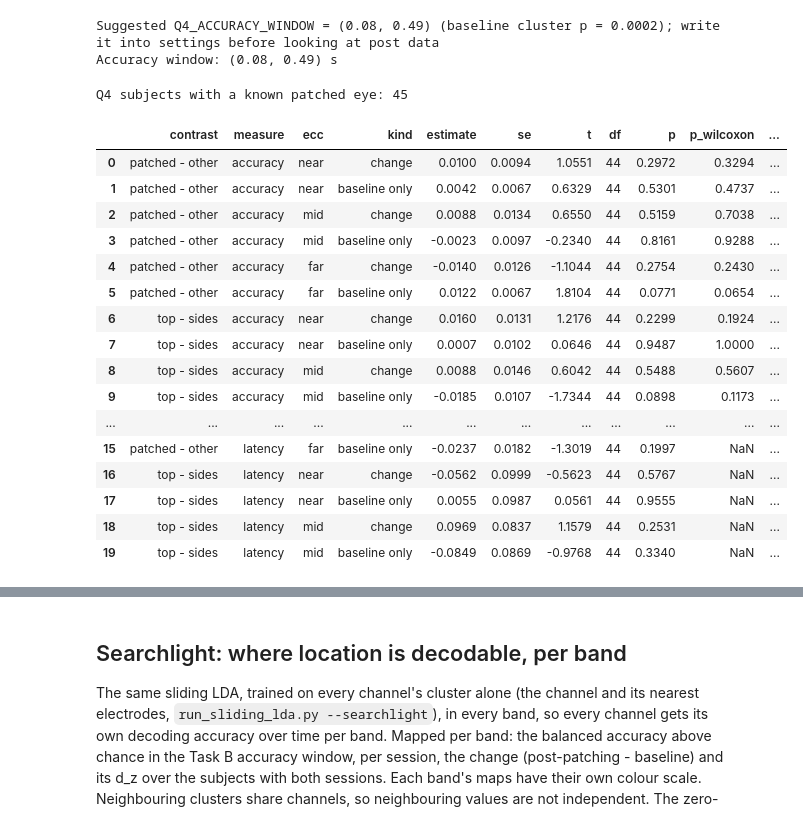
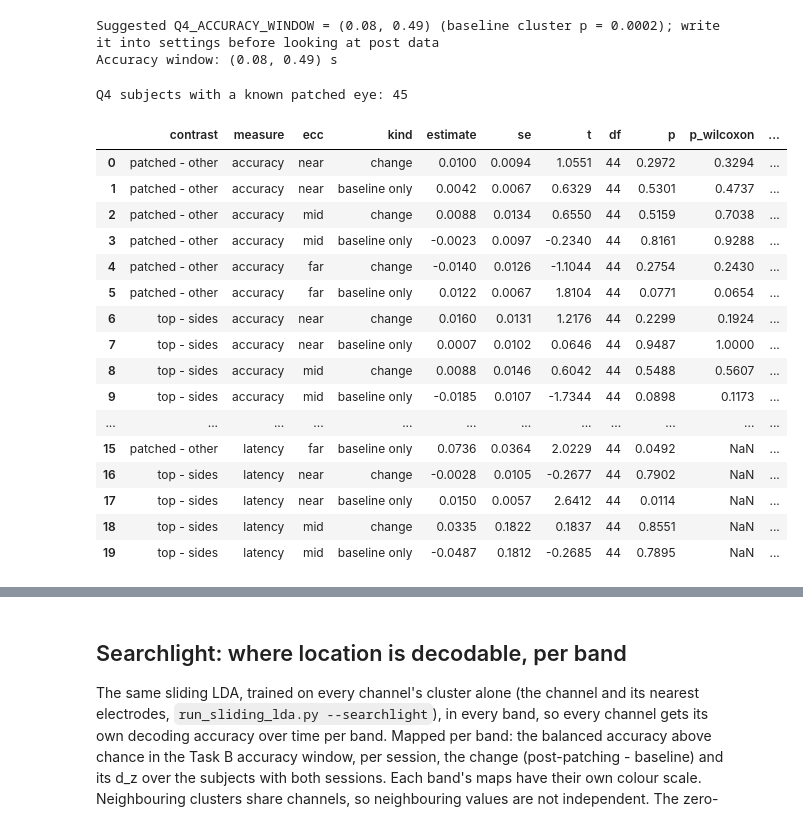
Before and after one commit to gaborab/plasticity_foundation, a Jupyter notebook: notebooks/LDA.ipynb, the cells around one changed output, grey strips where cells are left out. Cells and saved outputs as stored; diff of their text form; code cells hidden in the pictures.

```diff
--- a/notebooks/LDA.ipynb
+++ b/notebooks/LDA.ipynb
@@ -520,9 +522,12 @@ VBox(children=(HBox(children=(Text(value='balanced_accuracy_over_time', descript
 # %%
 # one-vs-rest AUC per class over time, primary set (broadband), per session
 primary_set = set_names[0]
-class_labels = {info["class_id"]: info["label"] for info in settings.LOCATION_CLASSES.values()}
-fig, axes = plt.subplots(2, 4, figsize=(18, 7), sharex=True, sharey=True)
-for class_id, ax in zip(range(settings.N_LOCATION_CLASSES), axes.flat):
+filter = {'left_1': {'class_id': 0, 'label': 'L_far', 'side': 'L', 'ecc': 'far'},
+    'left_2': {'class_id': 1, 'label': 'L_mid', 'side': 'L', 'ecc': 'mid'},
+    'left_3': {'class_id': 2, 'label': 'L_near', 'side': 'L', 'ecc': 'near'}}
+class_labels = {info["class_id"]: info["label"] for info in filter.values()}
+fig, axes = plt.subplots(1, 3, figsize=(14, 4), sharex=True, sharey=True)
+for class_id, ax in zip(range(min(settings.N_LOCATION_CLASSES, len(filter))), axes.flat):
     for session, color in session_colors.items():
         curves = decoding_metrics.subject_curves(time_df, {"session": session, "set": primary_set, "metric": "auc", "class": class_id})
         mean, err = curves.mean(), curves.sem()
@@ -531,7 +536,9 @@ for class_id, ax in zip(range(settings.N_LOCATION_CLASSES), axes.flat):
     ax.axhline(0.5, color="gray", linewidth=0.8)
     ax.axvline(0, color="gray", linestyle="--", linewidth=0.8)
     ax.set_title(class_labels[class_id])
-axes[0, 0].legend(frameon=False)
+axes[0].legend(frameon=False)
+fig.supxlabel("time (s)")
+fig.supylabel("one-vs-rest AUC")
 fig.suptitle(f"One-vs-rest AUC per location, {primary_set}, mean ± SEM over subjects", y=1.01)
 plt.tight_layout()
 plt.show()
@@ -573,7 +582,7 @@ def q4_contrasts(time_df, accuracy_window, set_name):
     """
     The Task B contrast table of a time table (load_time_metrics): per-subject one-vs-rest AUC curves of set_name, the
     classes as side slots relative to the patched eye (subjects with both sessions and a known patched eye), accuracy =
-    mean AUC in accuracy_window, latency = fractional peak latency of the smoothed mean curves (jackknife), Holm-corrected
+    mean AUC in accuracy_window, latency = fractional area latency of the smoothed mean curves (jackknife), Holm-corrected
     per kind. Returns (contrast table, Q4 subjects).
     """
     auc_df = time_df[(time_df["metric"] == "auc") & (time_df["set"] == set_name)]
@@ -588,40 +597,40 @@ def q4_contrasts(time_df, accuracy_window, set_name):
     postpatch_slots, _ = decoding_metrics.side_slots(np.stack([postpatch_curves[s] for s in both]), both, eyes, settings.LOCATION_CLASSES)
     curve_times = np.asarray(auc_df["time"].drop_duplicates().sort_values())
 
-    # accuracy: mean AUC in the window; latency: smoothed curves, fractional peak latency on the mean curves (jackknife)
+    # accuracy: mean AUC in the window; latency: smoothed curves, fractional area latency on the mean curves (jackknife)
     in_window = (curve_times >= accuracy_window[0] - 1e-9) & (curve_times <= accuracy_window[1] + 1e-9)
     accuracy = decoding_metrics.accuracy_contrasts(baseline_slots[..., in_window].mean(-1), postpatch_slots[..., in_window].mean(-1))
     smoothing = round(settings.Q4_LATENCY_SMOOTHING / (curve_times[1] - curve_times[0]))
     latency = decoding_metrics.latency_contrasts(curve_times, decoding_metrics.smooth(baseline_slots, smoothing),
                                                  decoding_metrics.smooth(postpatch_slots, smoothing), 0.5,
-                                                 settings.Q4_PEAK_FRACTION, settings.Q4_LATENCY_SEARCH)
+                                                 settings.Q4_AREA_FRACTION, settings.Q4_LATENCY_SEARCH, settings.Q4_AREA_FLOOR)
     q4 = pd.concat([accuracy, latency], ignore_index=True)
     for kind in ("change", "baseline only"):
         q4.loc[q4["kind"] == kind, "p_holm"] = decoding_metrics.holm(q4.loc[q4["kind"] == kind, "p"])
     return q4, q4_subjects
 
 
 eyes = decoding_metrics.patched_eyes(settings.DATA_ROOT / "eye_dominance.csv", settings.DATA_ROOT / "rightpatch_eye_dominance.csv")
 q4, q4_subjects = q4_contrasts(time_df, accuracy_window, primary_set)
 print(f"Q4 subjects with a known patched eye: {len(q4_subjects)}")
 display(q4.round(4))
 q4.to_csv(decoding_plot_dir / "lda" / "side_contrasts.csv")
 # %% [output]
 Q4 subjects with a known patched eye: 45
 |  | contrast | measure | ecc | kind | estimate | se | t | df | p | p_wilcoxon | ... |
 | 0 | patched - other | accuracy | near | change | 0.0100 | 0.0094 | 1.0551 | 44 | 0.2972 | 0.3294 | ... |
 | 1 | patched - other | accuracy | near | baseline only | 0.0042 | 0.0067 | 0.6329 | 44 | 0.5301 | 0.4737 | ... |
 | 2 | patched - other | accuracy | mid | change | 0.0088 | 0.0134 | 0.6550 | 44 | 0.5159 | 0.7038 | ... |
 | 3 | patched - other | accuracy | mid | baseline only | -0.0023 | 0.0097 | -0.2340 | 44 | 0.8161 | 0.9288 | ... |
 | 4 | patched - other | accuracy | far | change | -0.0140 | 0.0126 | -1.1044 | 44 | 0.2754 | 0.2430 | ... |
 | 5 | patched - other | accuracy | far | baseline only | 0.0122 | 0.0067 | 1.8104 | 44 | 0.0771 | 0.0654 | ... |
 | 6 | top - sides | accuracy | near | change | 0.0160 | 0.0131 | 1.2176 | 44 | 0.2299 | 0.1924 | ... |
 | 7 | top - sides | accuracy | near | baseline only | 0.0007 | 0.0102 | 0.0646 | 44 | 0.9487 | 1.0000 | ... |
 | 8 | top - sides | accuracy | mid | change | 0.0088 | 0.0146 | 0.6042 | 44 | 0.5488 | 0.5607 | ... |
 | 9 | top - sides | accuracy | mid | baseline only | -0.0185 | 0.0107 | -1.7344 | 44 | 0.0898 | 0.1173 | ... |
 | ... | ... | ... | ... | ... | ... | ... | ... | ... | ... | ... | ... |
-| 15 | patched - other | latency | far | baseline only | -0.0237 | 0.0182 | -1.3019 | 44 | 0.1997 | NaN | ... |
-| 16 | top - sides | latency | near | change | -0.0562 | 0.0999 | -0.5623 | 44 | 0.5767 | NaN | ... |
-| 17 | top - sides | latency | near | baseline only | 0.0055 | 0.0987 | 0.0561 | 44 | 0.9555 | NaN | ... |
-| 18 | top - sides | latency | mid | change | 0.0969 | 0.0837 | 1.1579 | 44 | 0.2531 | NaN | ... |
-| 19 | top - sides | latency | mid | baseline only | -0.0849 | 0.0869 | -0.9768 | 44 | 0.3340 | NaN | ... |
+| 15 | patched - other | latency | far | baseline only | 0.0736 | 0.0364 | 2.0229 | 44 | 0.0492 | NaN | ... |
+| 16 | top - sides | latency | near | change | -0.0028 | 0.0105 | -0.2677 | 44 | 0.7902 | NaN | ... |
+| 17 | top - sides | latency | near | baseline only | 0.0150 | 0.0057 | 2.6412 | 44 | 0.0114 | NaN | ... |
+| 18 | top - sides | latency | mid | change | 0.0335 | 0.1822 | 0.1837 | 44 | 0.8551 | NaN | ... |
+| 19 | top - sides | latency | mid | baseline only | -0.0487 | 0.1812 | -0.2685 | 44 | 0.7895 | NaN | ... |
```
Also changed, not shown: parts of 6 cells of this notebook, 10 other files.
